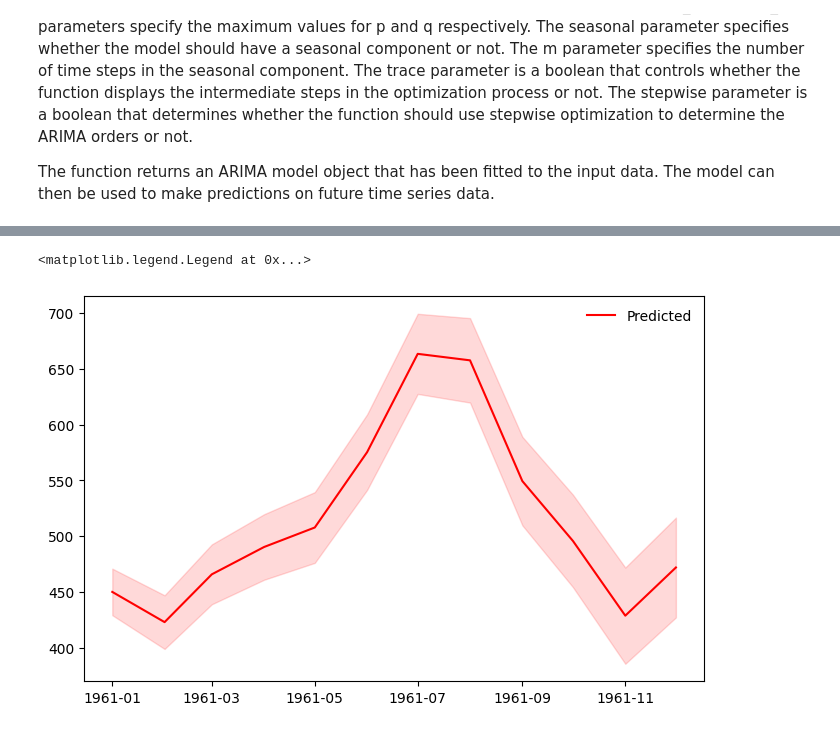
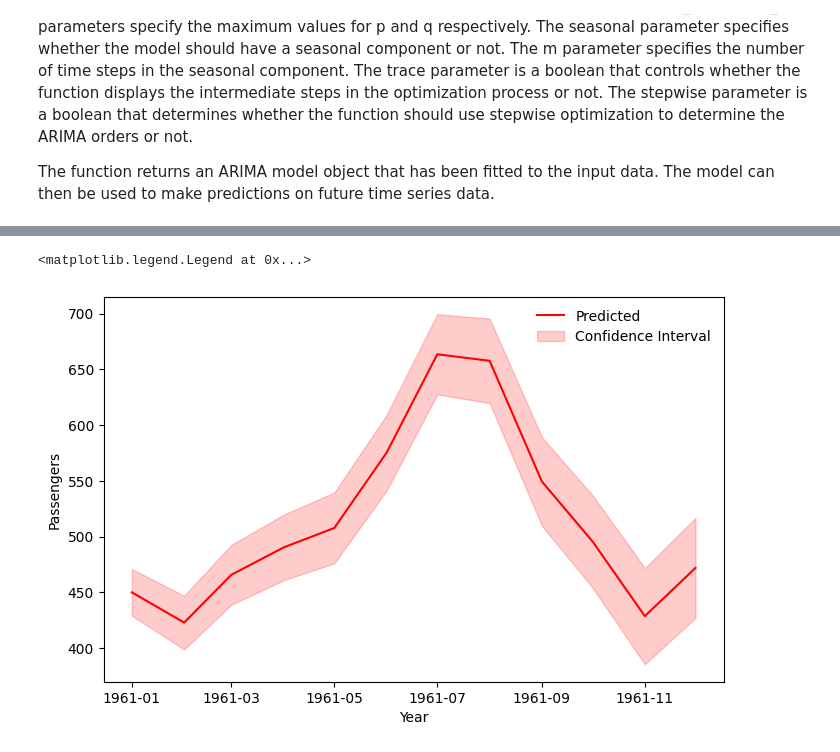
Before and after one commit to willc127/Time_Series, a Jupyter notebook: forecast.ipynb, the cells around one changed output, grey strips where cells are left out. Drawn from its saved outputs; the diff is of its cells as text; code cells hidden in the pictures.

Commit message:
Added graphs

```diff
--- a/forecast.ipynb
+++ b/forecast.ipynb
@@ -67,14 +197,5 @@ lower, upper = confint[:, 0], confint[:, 1]
 # %%
-#Convert forecast, lower and upper to a dataframe
-def forecast_to_dataframe(forecast, lower, upper):
-    forecast_df = pd.DataFrame(forecast)
-    lower_df = pd.DataFrame(lower)
-    upper_df = pd.DataFrame(upper)
-    forecast_df.columns = ['Forecast']
-    lower_df.columns = ['Lower Bound']
-    upper_df.columns = ['Upper Bound']
-    return forecast_df, lower_df, upper_df
-
-forecast, lower, upper = forecast_to_dataframe(forecast, lower, upper)
-display(data)
-display(forecast, lower, upper)
+#Convert forecast, lower and upper to dataframe
+forecast = pd.DataFrame(forecast, columns=['forecast'])
+lower = pd.DataFrame(lower, columns=['lower'])
+upper = pd.DataFrame(upper, columns=['upper'])
@@ -142,17 +229,19 @@ DatetimeIndex(['1961-01-01', '1961-02-01', '1961-03-01', '1961-04-01',
 # %%
+#Plot only the forecast results
 plt.figure(figsize=(8,5))
 plt.plot(forecast, color='red', label = 'Predicted')
 
+# make series for plotting purpose
 lower = pd.Series(confint[:, 0])
 upper = pd.Series(confint[:, 1])
 
-plt.fill_between(forecast.index,
-                 lower,
-                 upper,
-                 color='r', alpha=.15)
+#plot the confidence intervals
+plt.fill_between(forecast.index, lower, upper, color='r', alpha=0.2, label='Confidence Interval')
 
+plt.xlabel('Year')
+plt.ylabel('Passengers')
 plt.legend(loc='best', frameon=False)
 # %% [output]
 <matplotlib.legend.Legend at 0x...>
-[figure, old version]
+[figure, new version]
 # %%
```
Also changed, not shown: parts of 16 cells of this notebook.
